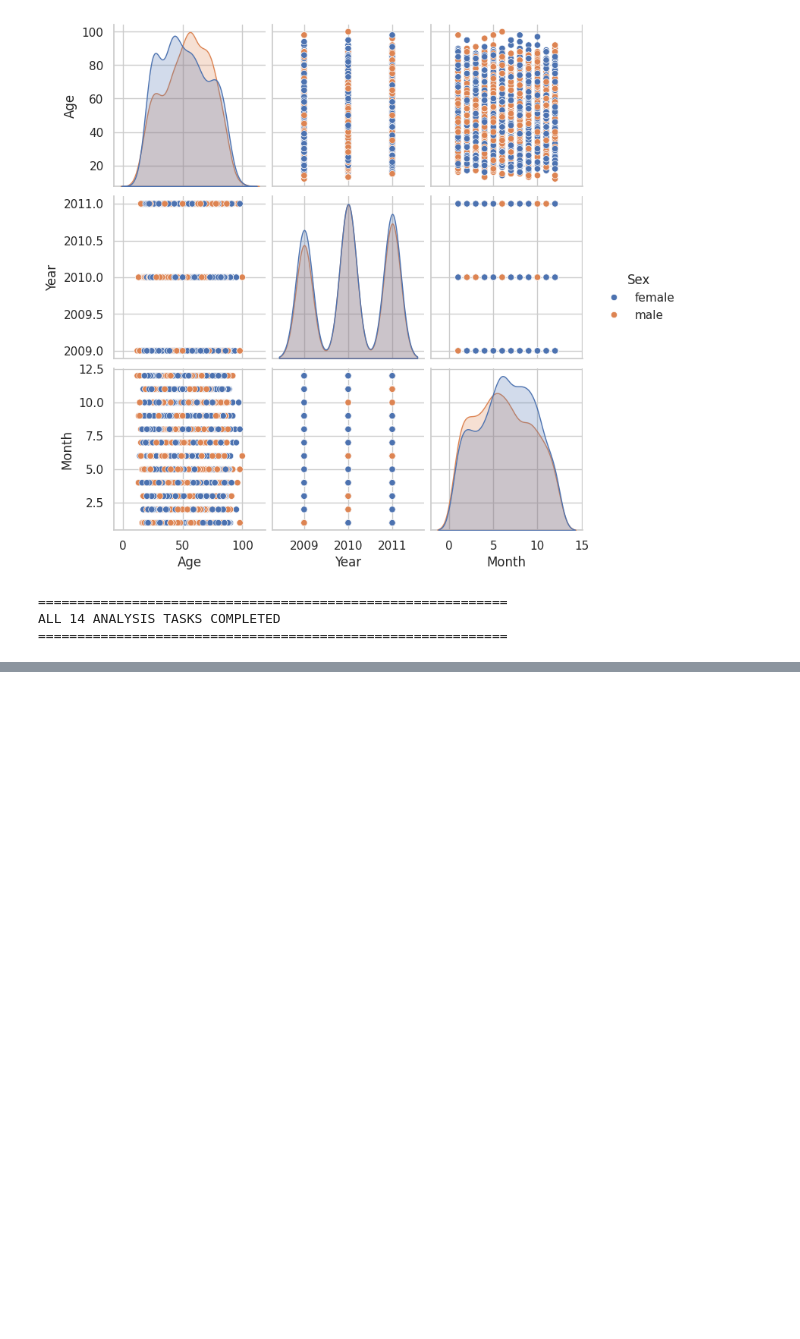
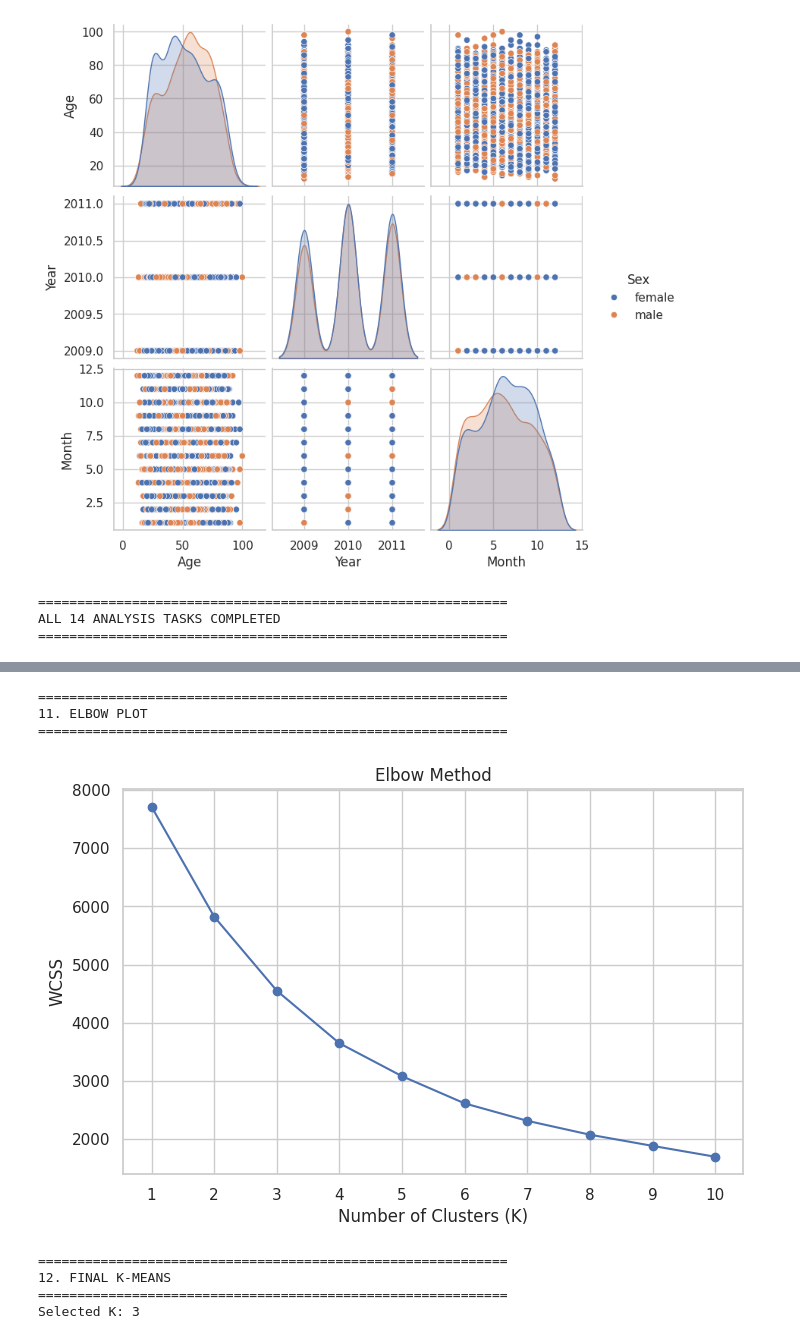
Before and after one commit to kyogeshsagar/K_YOGESH_SAGAR, a Jupyter notebook: EDA_Phase1.ipynb, the cells around one changed output, grey strips where cells are left out. Cells and saved outputs as stored; diff of their text form; code cells hidden in the pictures; blank space fills up the shorter version.

```diff
--- a/EDA_Phase1.ipynb
+++ b/EDA_Phase1.ipynb
@@ -1876,0 +2064,16 @@ ALL 14 ANALYSIS TASKS COMPLETED
+# %%
+# 7. STANDARDIZE DATA
+print("\n" + "=" * 60)
+print("6. STANDARDIZATION")
+print("=" * 60)
+
+scaler = StandardScaler()
+
+X_scaled = scaler.fit_transform(X)
+
+X_scaled = pd.DataFrame(
+    X_scaled,
+    columns=X.columns
+)
+
+print(X_scaled.head())
@@ -1876,0 +2223,61 @@ ALL 14 ANALYSIS TASKS COMPLETED
+# %%
+# 12. ELBOW PLOT
+
+print("\n" + "=" * 60)
+print("11. ELBOW PLOT")
+print("=" * 60)
+
+plt.figure(figsize=(8, 5))
+
+plt.plot(
+    range(1, 11),
+    wcss,
+    marker="o"
+)
+
+plt.xlabel("Number of Clusters (K)")
+plt.ylabel("WCSS")
+plt.title("Elbow Method")
+
+plt.xticks(
+    range(1, 11)
+)
+
+plt.grid(True)
+
+plt.show()
+# %% [output]
+============================================================
+11. ELBOW PLOT
+============================================================
+[figure, added]
+# %%
+# 13. FINAL K-MEANS
+# Change this value according to the elbow in your plot
+optimal_k = 3
+
+print("\n" + "=" * 60)
+print("12. FINAL K-MEANS")
+print("=" * 60)
+
+print(
+    "Selected K:",
+    optimal_k
+)
+
+final_kmeans = KMeans(
+    n_clusters=optimal_k,
+    random_state=42,
+    n_init=10
+)
+
+final_clusters = final_kmeans.fit_predict(
+    X_scaled
+)
+
+df["Final_Cluster"] = final_clusters
+# %% [output]
+============================================================
+12. FINAL K-MEANS
+============================================================
+Selected K: 3
```
Also changed, not shown: parts of 26 cells of this notebook.
